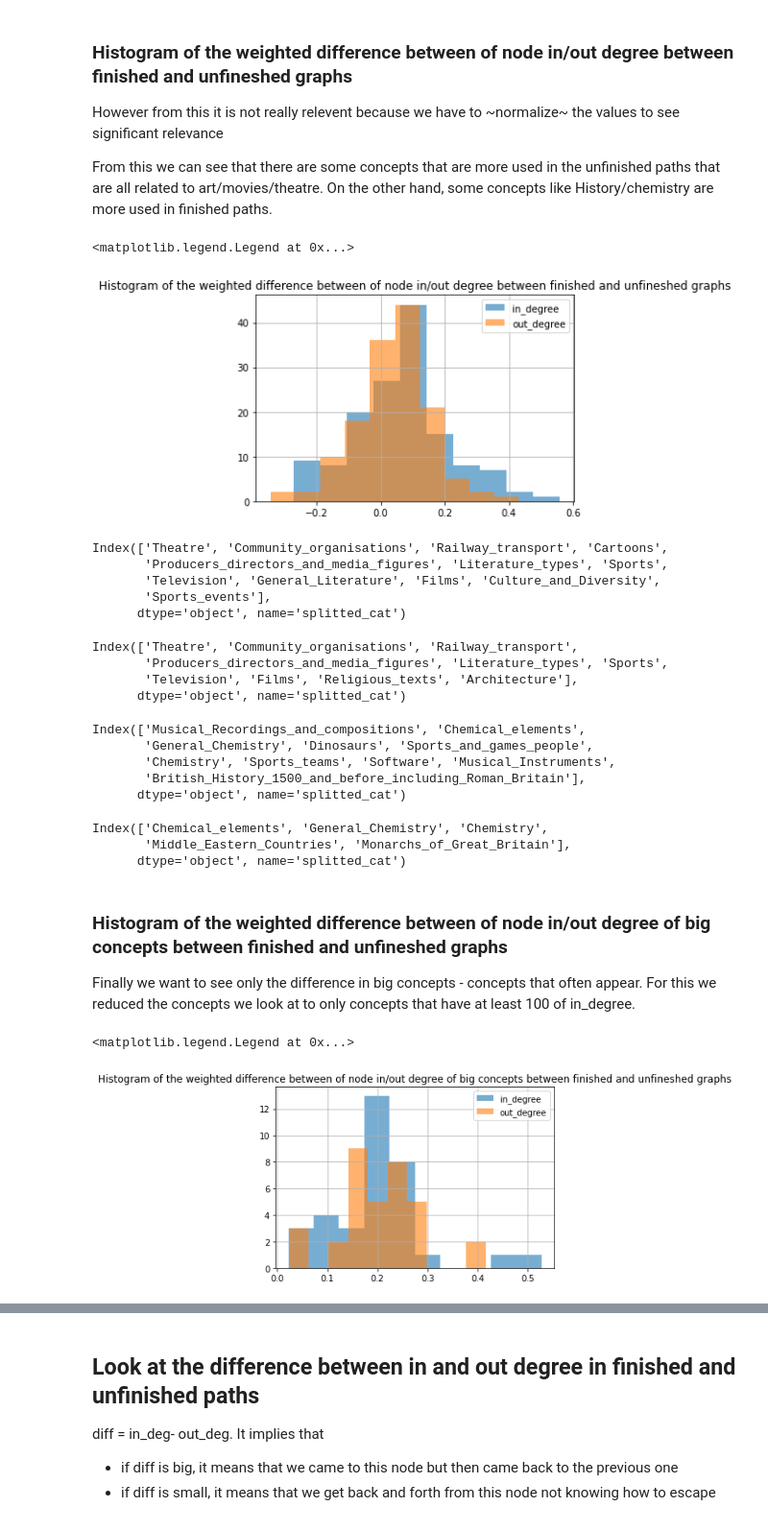
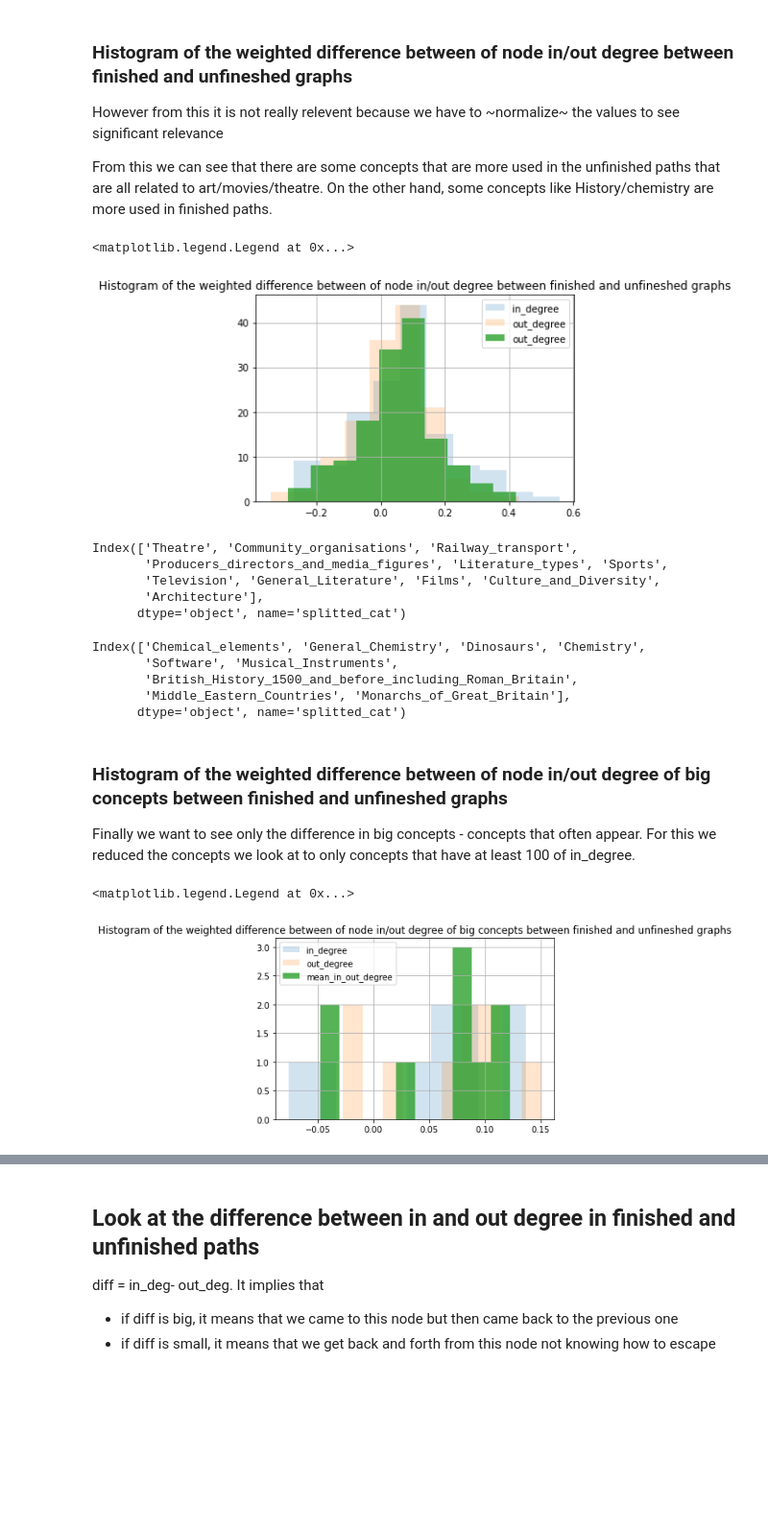
Before and after one commit to epfl-ada/ada-2022-project-7yobananaboy7, a Jupyter notebook: Cluster pages .ipynb, the cells around one changed output, grey strips where cells are left out. Shown at 96% size. Cells and saved outputs as stored; diff of their text form; code cells hidden in the pictures; blank space fills up the shorter version.

```diff
--- a/Cluster pages .ipynb
+++ b/Cluster pages .ipynb
@@ -35,6 +35,7 @@ def add_in_out_deg(cat, G):
         lambda art: get_in_out_degree(G, art)[0])
     cat['out_deg'] = cat.article.apply(
         lambda art: get_in_out_degree(G, art)[1])
+    cat['mean_in_out_deg'] = (cat['in_deg']+cat['out_deg'])/2
     return cat
 
 def split_cat(cat):
@@ -45,7 +46,8 @@ def get_sum_in_out_by_cat(cat):
     cat = cat.explode('splitted_cat')
     cat = cat.groupby('splitted_cat').apply(lambda x : pd.Series({
         'sum_in_deg' : x.in_deg.sum(),
-        'sum_out_deg' : x.out_deg.sum()
+        'sum_out_deg' : x.out_deg.sum(),
+        'sum_mean_in_out_deg' : x.mean_in_out_deg.sum()
     }))
     return cat
 
@@ -64,9 +66,11 @@ categories_finished = categories_finished/nb_finished_node_visited*1000
 categories_unfinished = categories_unfinished/nb_unfinished_node_visited*1000
 
 categories_finished = categories_finished.rename(columns = {'sum_in_deg'  : 'frac_in_deg_finished',
-                                                  'sum_out_deg' : 'frac_out_deg_finished'})
+                                                  'sum_out_deg' : 'frac_out_deg_finished',
+                                                  'sum_mean_in_out_deg' : 'frac_mean_in_out_deg_finished'})
 categories_unfinished = categories_unfinished.rename(columns ={'sum_in_deg'  : 'frac_in_deg_unfinished',
-                                                  'sum_out_deg' : 'frac_out_deg_unfinished'})
+                                                  'sum_out_deg' : 'frac_out_deg_unfinished',
+                                                  'sum_mean_in_out_deg' : 'frac_mean_in_out_deg_unfinished'})
 # %%
 categories_all = categories_finished.join(categories_unfinished)
 # %%
@@ -74,10 +78,14 @@ categories_all['diff_in'] = categories_all.apply(lambda x:
             (x.frac_in_deg_finished - x.frac_in_deg_unfinished) , axis = 1)
 categories_all['diff_out'] = categories_all.apply(lambda x:
             (x.frac_out_deg_finished - x.frac_out_deg_unfinished), axis = 1)
+categories_all['diff_mean_in_out'] = categories_all.apply(lambda x:
+            (x.frac_mean_in_out_deg_finished - x.frac_mean_in_out_deg_unfinished), axis = 1)
 categories_all['weighted_diff_in'] = categories_all.apply(lambda x:
             (x.frac_in_deg_finished - x.frac_in_deg_unfinished) /(x.frac_in_deg_finished + x.frac_in_deg_unfinished), axis = 1)
 categories_all['weighted_diff_out'] = categories_all.apply(lambda x:
             (x.frac_out_deg_finished - x.frac_out_deg_unfinished) /(x.frac_out_deg_finished + x.frac_out_deg_unfinished), axis = 1)
+categories_all['weighted_diff_mean_in_out'] = categories_all.apply(lambda x:
+            (x.frac_mean_in_out_deg_finished - x.frac_mean_in_out_deg_unfinished)/(x.frac_mean_in_out_deg_finished + x.frac_mean_in_out_deg_unfinished), axis = 1)
 
 categories_all['diff_finished'] = categories_all.apply(lambda x:
             (x.frac_in_deg_finished - x.frac_out_deg_finished) , axis = 1)
@@ -116,49 +125,39 @@ However from this it is not really relevent because we have to ~normalize~ the v
 
 From this we can see that there are some concepts that are more used in the unfinished paths that are all related to art/movies/theatre. On the other hand, some concepts like History/chemistry are more used in finished paths.
 # %%
-categories_all.weighted_diff_in.hist(alpha = 0.6, label = 'in_degree').set_title('Histogram of the weighted difference between of node in/out degree between finished and unfineshed graphs')
-categories_all.weighted_diff_out.hist(alpha = 0.6, label = 'out_degree')
+categories_all.weighted_diff_in.hist(alpha = 0.2, label = 'in_degree').set_title('Histogram of the weighted difference between of node in/out degree between finished and unfineshed graphs')
+categories_all.weighted_diff_out.hist(alpha = 0.2, label = 'out_degree')
+categories_all.weighted_diff_mean_in_out.hist(alpha = 0.8, label = 'out_degree')
 plt.legend()
 # %% [output]
 <matplotlib.legend.Legend at 0x...>
-[figure, old version]
+[figure, new version]
 # %%
-categories_all[categories_all['weighted_diff_in'] < -0.15].weighted_diff_in.sort_values().index
+categories_all[categories_all['weighted_diff_mean_in_out'] < -0.15].weighted_diff_in.sort_values().index
 # %% [output]
-Index(['Theatre', 'Community_organisations', 'Railway_transport', 'Cartoons',
+Index(['Theatre', 'Community_organisations', 'Railway_transport',
        'Producers_directors_and_media_figures', 'Literature_types', 'Sports',
        'Television', 'General_Literature', 'Films', 'Culture_and_Diversity',
-       'Sports_events'],
+       'Architecture'],
       dtype='object', name='splitted_cat')
 # %%
-categories_all[categories_all['weighted_diff_out'] < -0.15].weighted_diff_in.sort_values().index
+categories_all[categories_all['weighted_diff_mean_in_out'] > 0.25].weighted_diff_in.sort_values(ascending = False).index
 # %% [output]
-Index(['Theatre', 'Community_organisations', 'Railway_transport',
-       'Producers_directors_and_media_figures', 'Literature_types', 'Sports',
-       'Television', 'Films', 'Religious_texts', 'Architecture'],
+Index(['Chemical_elements', 'General_Chemistry', 'Dinosaurs', 'Chemistry',
+       'Software', 'Musical_Instruments',
+       'British_History_1500_and_before_including_Roman_Britain',
+       'Middle_Eastern_Countries', 'Monarchs_of_Great_Britain'],
       dtype='object', name='splitted_cat')
-# %%
-categories_all[categories_all['weighted_diff_in'] > 0.3].weighted_diff_in.sort_values(ascending = False).index
-# %% [output]
-Index(['Musical_Recordings_and_compositions', 'Chemical_elements',
-       'General_Chemistry', 'Dinosaurs', 'Sports_and_games_people',
-       'Chemistry', 'Sports_teams', 'Software', 'Musical_Instruments',
-       'British_History_1500_and_before_including_Roman_Britain'],
-      dtype='object', name='splitted_cat')
-# %%
-categories_all[categories_all['weighted_diff_out'] > 0.25].weighted_diff_in.sort_values(ascending = False).index
-# %% [output]
-Index(['Chemical_elements', 'General_Chemistry', 'Chemistry',
-       'Middle_Eastern_Countries', 'Monarchs_of_Great_Britain'],
-      dtype='object', name='splitted_cat')
 # %% [markdown]
 ### Histogram of the weighted difference between of node in/out degree of big concepts between finished and unfineshed graphs
 Finally we want to see only the difference in big concepts - concepts that often appear. For this we reduced the concepts we look at to only concepts that have at least 100 of in_degree.
 # %%
-categories_all[categories_all.frac_in_deg_finished > 100].weighted_diff_in.hist(alpha = 0.6, label = 'in_degree').set_title('Histogram of the weighted difference between of node in/out degree of big concepts between finished and unfineshed graphs')
-categories_all[categories_all.frac_in_deg_finished > 100].weighted_diff_out.hist(alpha = 0.6, label = 'out_degree')
+min_deg = 50
+categories_all[categories_all.frac_mean_in_out_deg_finished > min_deg].weighted_diff_in.hist(alpha = 0.2, label = 'in_degree').set_title('Histogram of the weighted difference between of node in/out degree of big concepts between finished and unfineshed graphs')
+categories_all[categories_all.frac_mean_in_out_deg_finished > min_deg].weighted_diff_out.hist(alpha = 0.2, label = 'out_degree')
+categories_all[categories_all.frac_mean_in_out_deg_finished > min_deg].weighted_diff_mean_in_out.hist(alpha = 0.8, label = 'mean_in_out_degree')
 plt.legend()
 # %% [output]
 <matplotlib.legend.Legend at 0x...>
-[figure, old version]
+[figure, new version]
 # %%
```
Also changed, not shown: parts of 10 cells of this notebook.
